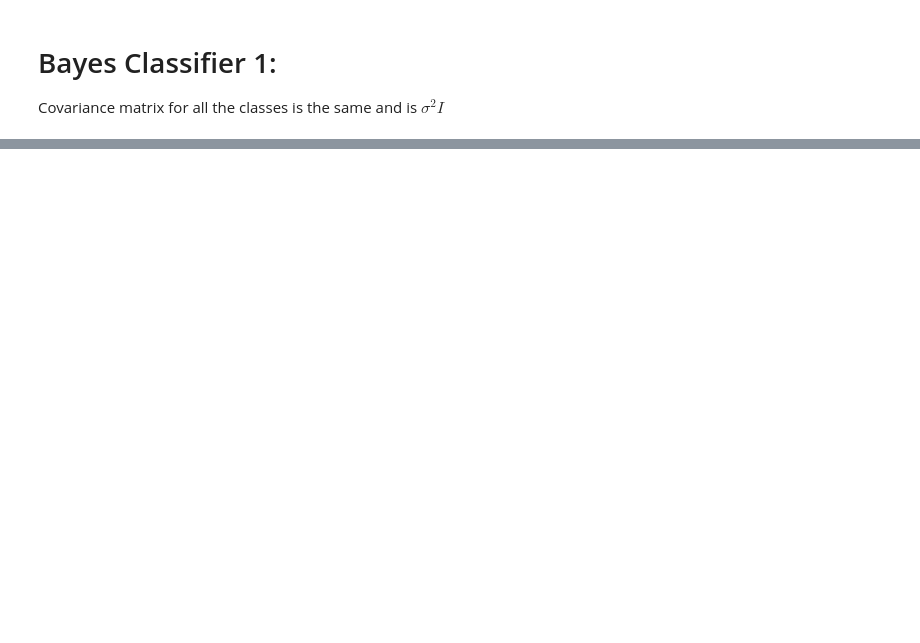
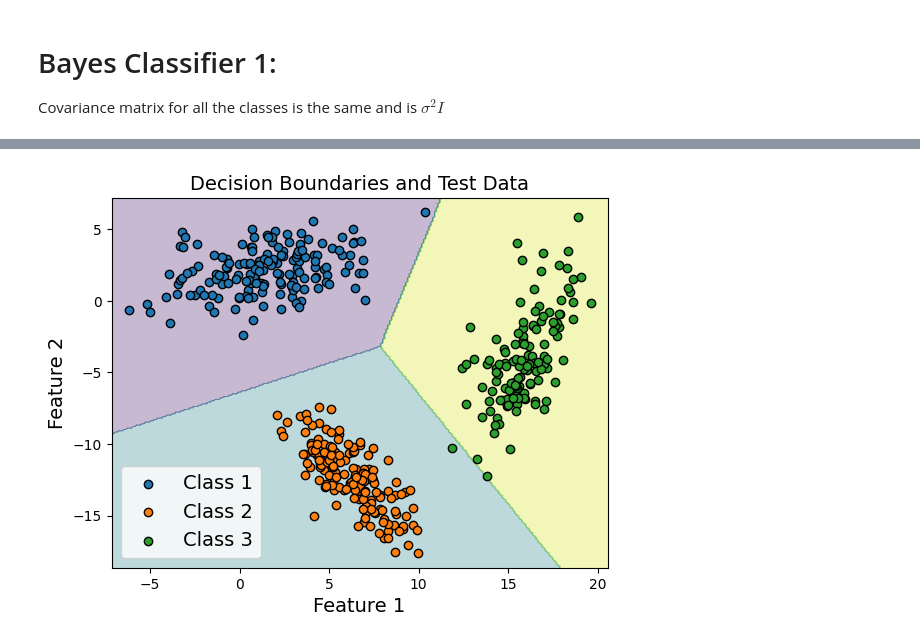
Before and after one commit to SiddharthYadav-v/CS669_Pattern_Recognition, a Jupyter notebook: assignment 1/code.ipynb, the cells around one changed output, grey strips where cells are left out. Cells and saved outputs as stored; diff of their text form; code cells hidden in the pictures; blank space fills up the shorter version.

Commit message:
implemented plot_decision_boundaries

```diff
--- a/assignment 1/code.ipynb
+++ b/assignment 1/code.ipynb
@@ -5,3 +4,11 @@ import matplotlib.pyplot as plt
+# %%
+import matplotlib.pyplot as plt
+
+plt.rc('font', size=14)
+plt.rc('axes', labelsize=14, titlesize=14)
+plt.rc('legend', fontsize=14)
+plt.rc('xtick', labelsize=10)
+plt.rc('ytick', labelsize=10)
 # %%
 class1_ls = pd.read_csv("Group15/LS_Group15/Class1.txt", sep=' ', header=None)
 class2_ls = pd.read_csv("Group15/LS_Group15/Class2.txt", sep=' ', header=None)
@@ -144,6 +151,31 @@ class BayesClassifier1:
             y_pred.append(np.argmax(gs) + 1)
 
         return y_pred
+# %%
+def plot_boundaries(classifier, X_test, y_test):
+    x_min, x_max = X_test.iloc[:, 0].min() - 1, X_test.iloc[:, 0].max() + 1
+    y_min, y_max = X_test.iloc[:, 1].min() - 1, X_test.iloc[:, 1].max() + 1
+
+    xx, yy = np.meshgrid(np.arange(x_min, x_max, 0.1), np.arange(y_min, y_max, 0.1))
+
+    Z = np.array(classifier.predict(pd.DataFrame(np.c_[xx.ravel(), yy.ravel()])))
+    Z = Z.reshape(xx.shape)
+
+    plt.contourf(xx, yy, Z, alpha=0.3)
+
+    for class_label in classifier.means.index:
+        plt.scatter(
+            X_test[y_test == class_label].iloc[:, 0],
+            X_test[y_test == class_label].iloc[:, 1],
+            label=f"Class {class_label}",
+            edgecolors='k'
+        )
+
+    plt.xlabel('Feature 1')
+    plt.ylabel('Feature 2')
+    plt.title('Decision Boundaries and Test Data')
+    plt.legend()
+    plt.show()
 # %%
 def confusion_mat(y_pred, y_test):
     M = np.unique(y_test).size
@@ -165,0 +198,4 @@ array([[146.,   0.,   0.],
+# %%
+plot_boundaries(bc1, X_test, y_test)
+# %% [output]
+[figure, added]
```
Also changed, not shown: parts of 7 cells of this notebook.
